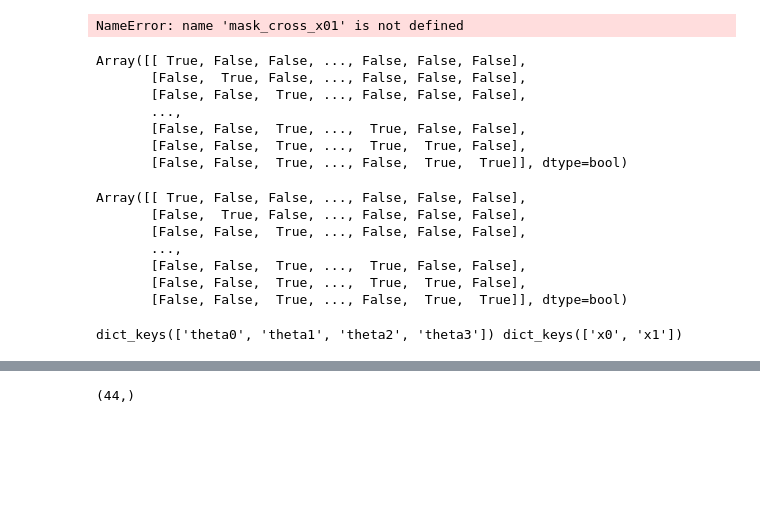
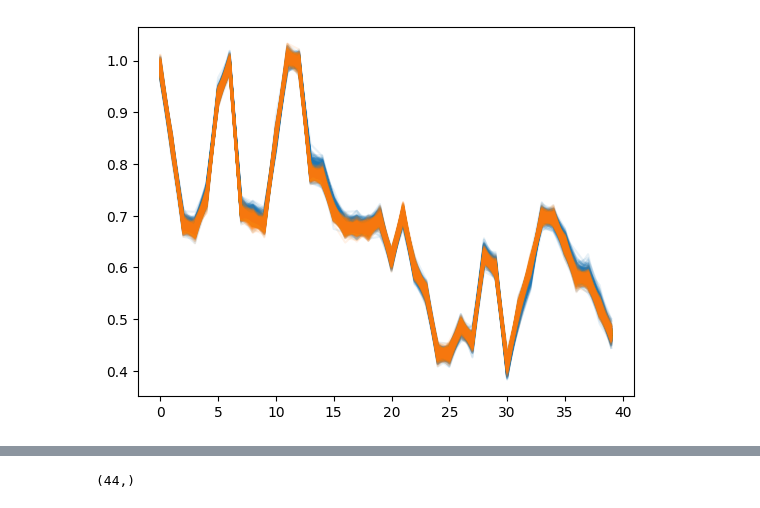
Before and after one commit to mackelab/probjax, a Jupyter notebook: scoresbibm/unstructured_task.ipynb, the cells around one changed output, grey strips where cells are left out. Drawn from its saved outputs; the diff is of its cells as text; code cells hidden in the pictures; blank space fills up the shorter version.

```diff
--- a/scoresbibm/unstructured_task.ipynb
+++ b/scoresbibm/unstructured_task.ipynb
@@ -91,35 +44,14 @@ TypeError: unsupported operand type(s) for &: 'AxesImage' and 'ArrayImpl'
-# %%
-plt.imshow(mask_cross_x01)
-# %% [output]
-NameError: name 'mask_cross_x01' is not defined
-# %%
-base_mask_fn(node_id, meta_data)
-# %% [output]
-Array([[ True, False, False, ..., False, False, False],
-       [False,  True, False, ..., False, False, False],
-       [False, False,  True, ..., False, False, False],
-       ...,
-       [False, False,  True, ...,  True, False, False],
-       [False, False,  True, ...,  True,  True, False],
-       [False, False,  True, ..., False,  True,  True]], dtype=bool)
-# %%
-jax.jit(base_mask_fn)(node_id, meta_data)
-# %% [output]
-Array([[ True, False, False, ..., False, False, False],
-       [False,  True, False, ..., False, False, False],
-       [False, False,  True, ..., False, False, False],
-       ...,
-       [False, False,  True, ...,  True, False, False],
-       [False, False,  True, ...,  True,  True, False],
-       [False, False,  True, ..., False,  True,  True]], dtype=bool)
 # %%
 with jax.default_device(jax.devices("cuda")[0]):
     samples = model.sample(500, rng=jax.random.PRNGKey(0), condition_mask=condition_mask, x_o=x_o, meta_data=meta_data, node_id=node_id)
 # %%
 model_ref = task.get_reference_sampler()
-samples_ref = model_ref.sample(500, rng=jax.random.PRNGKey(0), condition_mask=condition_mask, x_o=x_o, meta_data=meta_data, node_id=node_id)
+samples_ref = model_ref.sample(500, rng=jax.random.PRNGKey(1), condition_mask=condition_mask, x_o=x_o, meta_data=meta_data, node_id=node_id)
-# %% [output]
-dict_keys(['theta0', 'theta1', 'theta2', 'theta3']) dict_keys(['x0', 'x1'])
+# %%
+_ =plt.plot(samples.T, alpha=0.1, color="C0")
+_ = plt.plot(samples_ref.T, alpha=0.1, color="C1")
+# %% [output]
+[figure, added]
 # %%
 from sbi.analysis import pairplot
 import numpy as np
```
Also changed, not shown: parts of 14 cells of this notebook, 27 other files.
